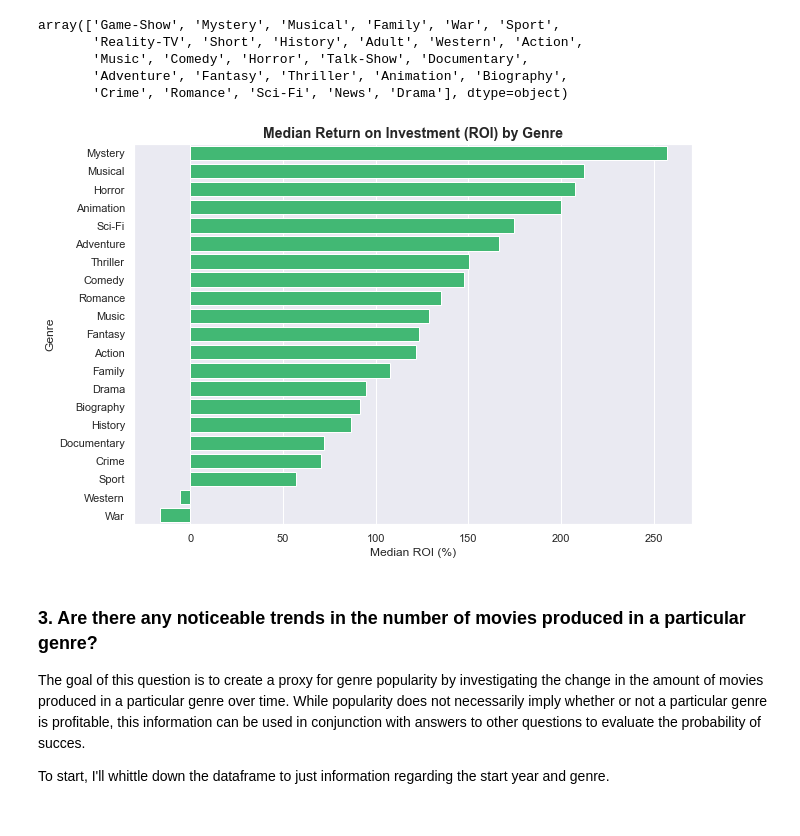
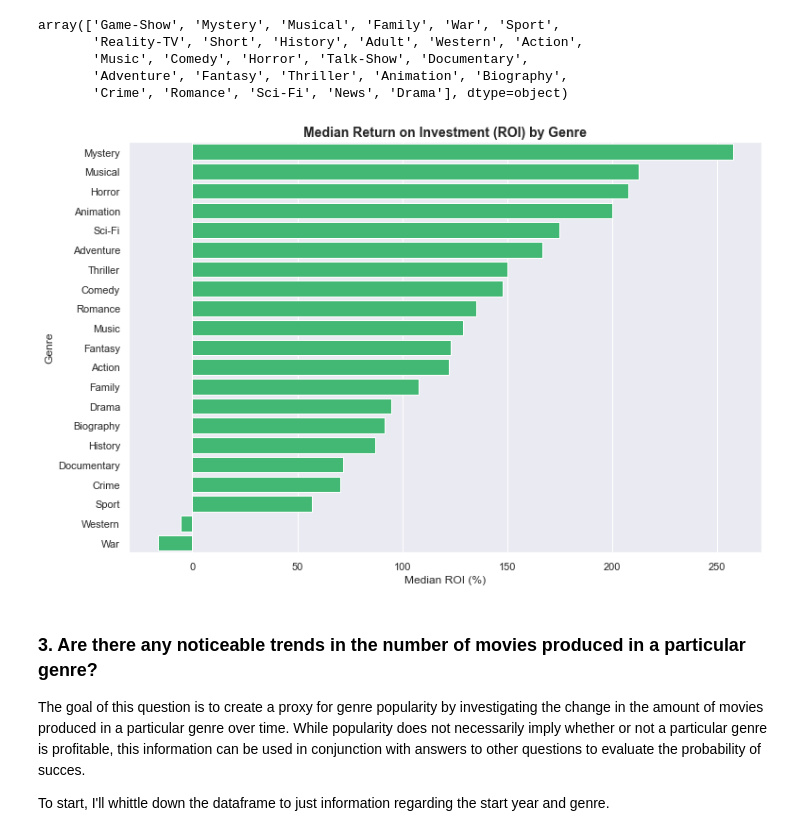
Before and after one commit to tjkyner/flatiron-ds-phase-1-project, a Jupyter notebook: notebooks/analysis.ipynb, the cells around one changed output. Drawn from its saved outputs; the diff is of its cells as text; code cells hidden in the pictures.

```diff
--- a/notebooks/analysis.ipynb
+++ b/notebooks/analysis.ipynb
@@ -26,6 +21,7 @@ df_merged_final = pd.read_csv('../data/cleaned/df_merged_final.csv')
 # %%
 # Setting global styling parameters
 sns.set_theme()
+primary_color = '#2ecc71'
 plt.rcParams['axes.titleweight'] = 'bold'
 plt.rcParams['axes.titlesize'] = 14.0
 # %% [markdown]
@@ -88,12 +118,33 @@ array(['Game-Show', 'Mystery', 'Musical', 'Family', 'War', 'Sport',
        'Music', 'Comedy', 'Horror', 'Talk-Show', 'Documentary',
        'Adventure', 'Fantasy', 'Thriller', 'Animation', 'Biography',
        'Crime', 'Romance', 'Sci-Fi', 'News', 'Drama'], dtype=object)
-# %%
-def get_median_roi(genre):
-    df_genre = df_merged_final.copy()
-    df_genre = df_genre.loc[(df_genre[genre] == 1) & df_genre['worldwide_gross'] > 0]
-    df_genre['roi'] = ((df_genre['worldwide_gross'] / df_genre['production_budget']) - 1) * 100
-    return df_genre.roi.median()
+# %%
+def get_median_roi(genre):
+    '''
+    Description:
+    -------------
+    Returns the median ROI for a specific genre from a copy of the df_merged_final
+    dataframe.
+
+
+    Parameters:
+    -------------
+    genre : str
+        One of the genres contained in the df_merged_final dataframe (Game-Show, Mystery,
+        Musical, Family, War, Sport, Reality-TV, Short, History, Adult, Western, Action,
+        Music, Comdey, Horror, Talk-Show, Documentary, Adventure, Fantasy, Thriller,
+        Animation, Biography, Crime, Romance, Sci-Fi, News, Drama).
+
+
+    Example:
+    -------------
+        >>> get_median_roi("Drama")
+        94.57036666666667
+    '''
+    df_genre = df_merged_final.copy()
+    df_genre = df_genre.loc[(df_genre[genre] == 1) & df_genre['worldwide_gross'] > 0]
+    df_genre = get_roi_values(df_genre)
+    return df_genre.roi.median()
 # %%
 # Sorting the data for easier plotting
 df_genre_median_roi = pd.DataFrame(
@@ -102,25 +153,25 @@ df_genre_median_roi = pd.DataFrame(
     index=genres
 ).dropna().sort_values('median_roi', ascending=False)
 # %%
-fig, ax = plt.subplots(figsize=(10, 7))
+fig, ax = plt.subplots(figsize=(12, 8))
 
 # Styling
 ax.set_title('Median Return on Investment (ROI) by Genre')
 ax.set_ylabel('Genre')
 ax.set_xlabel('Median ROI (%)')
 
 # Plotting
 sns.barplot(
     x=df_genre_median_roi['median_roi'].values,
     y=df_genre_median_roi.index,
     orient='h',
-    color='#2ecc71'
+    color=primary_color
 )
 
 # Saving image
 plt.savefig('../images/median_roi_genre.png')
 # %% [output]
-[figure, old version]
+[figure, new version]
 # %% [markdown]
 ### 3. Are there any noticeable trends in the number of movies produced in a particular genre?
 The goal of this question is to create a proxy for genre popularity by investigating the change in the amount of movies produced in a particular genre over time. While popularity does not necessarily imply whether or not a particular genre is profitable, this information can be used in conjunction with answers to other questions to evaluate the probability of succes.
```
Also changed, not shown: parts of 12 cells of this notebook, 4 other files.
